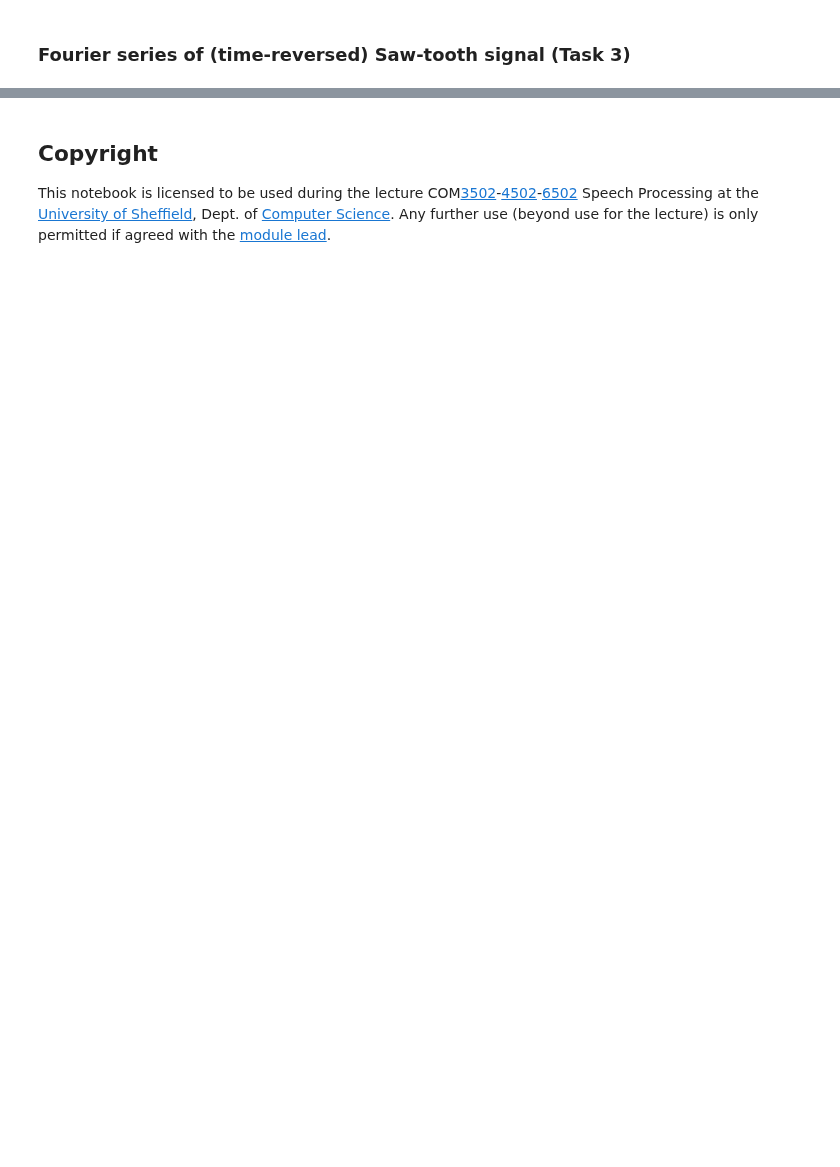
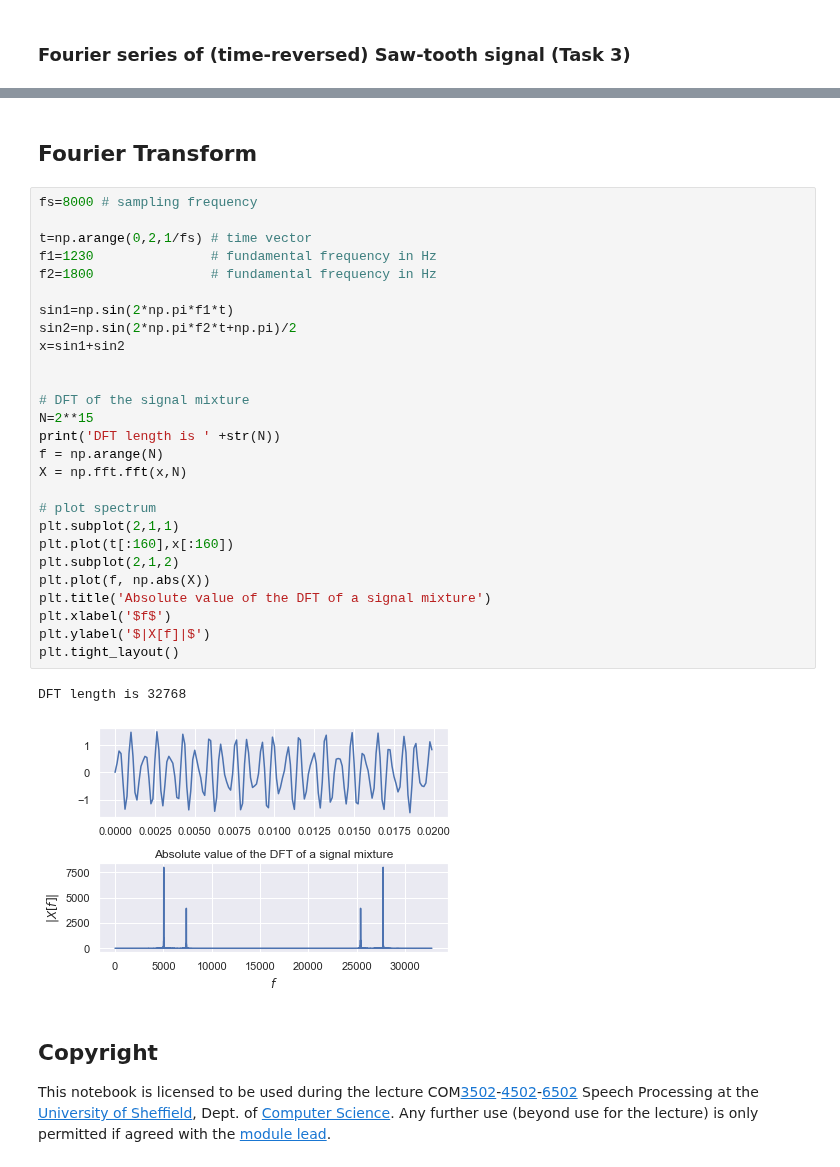
Before and after one commit to sap-shef/SpeechProcesssingLab, a Jupyter notebook: Lab-Sheet-Solutions/Lab-Sheet-4-Solution.ipynb, the cells around one changed output, grey strips where cells are left out. Cells and saved outputs as stored; diff of their text form; blank space fills up the shorter version.

```diff
--- a/Lab-Sheet-Solutions/Lab-Sheet-4-Solution.ipynb
+++ b/Lab-Sheet-Solutions/Lab-Sheet-4-Solution.ipynb
@@ -246,3 +296,35 @@ Text(0.5, 0, 'time $t$ in seconds')
+# %% [markdown]
+## Fourier Transform
+# %%
+fs=8000 # sampling frequency
+
+t=np.arange(0,2,1/fs) # time vector
+f1=1230               # fundamental frequency in Hz
+f2=1800               # fundamental frequency in Hz
+
+sin1=np.sin(2*np.pi*f1*t)
+sin2=np.sin(2*np.pi*f2*t+np.pi)/2
+x=sin1+sin2
+
+
+# DFT of the signal mixture
+N=2**15
+print('DFT length is ' +str(N))
+f = np.arange(N)
+X = np.fft.fft(x,N)
+
+# plot spectrum
+plt.subplot(2,1,1)
+plt.plot(t[:160],x[:160])
+plt.subplot(2,1,2)
+plt.plot(f, np.abs(X))
+plt.title('Absolute value of the DFT of a signal mixture')
+plt.xlabel('$f$')
+plt.ylabel('$|X[f]|$')
+plt.tight_layout()
+# %% [output]
+DFT length is 32768
+[figure, added]
 # %% [markdown]
 ## Copyright
 
```
Also changed, not shown: parts of 6 cells of this notebook, 1 other file.
